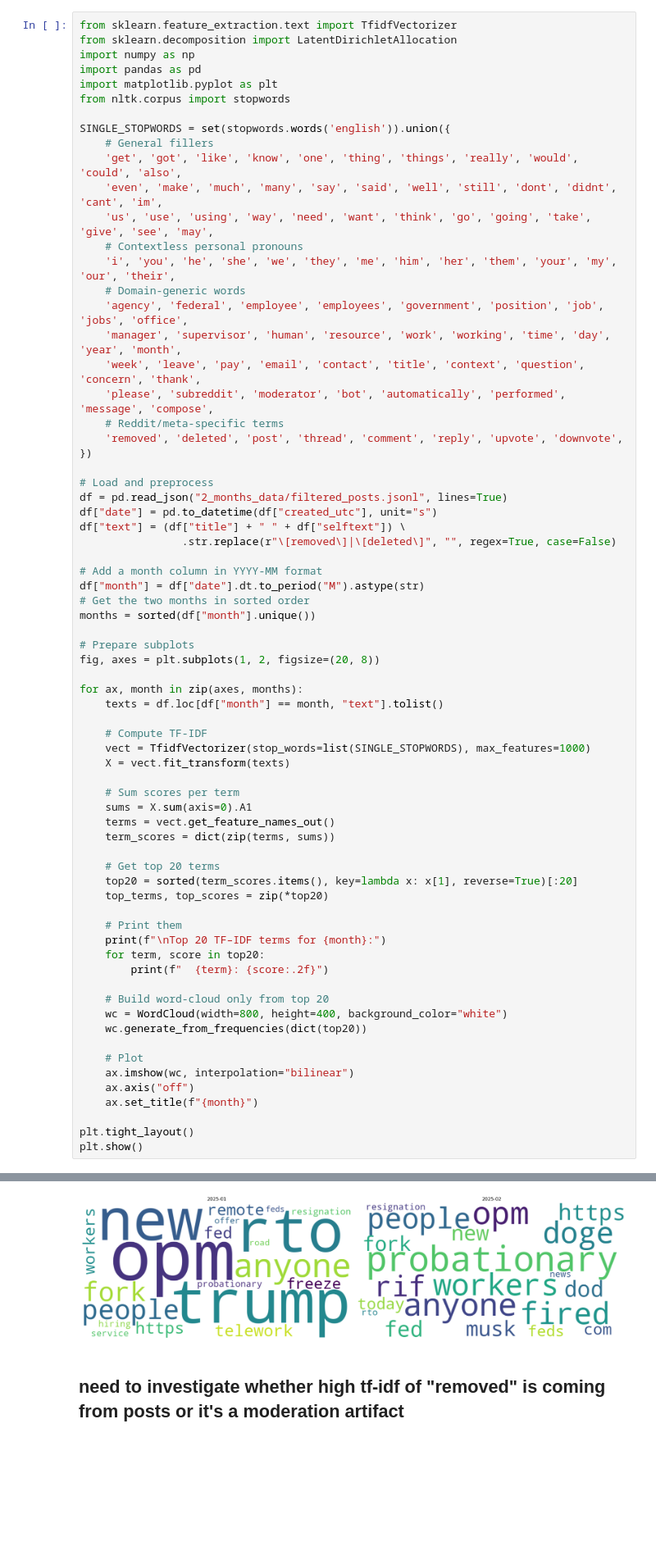
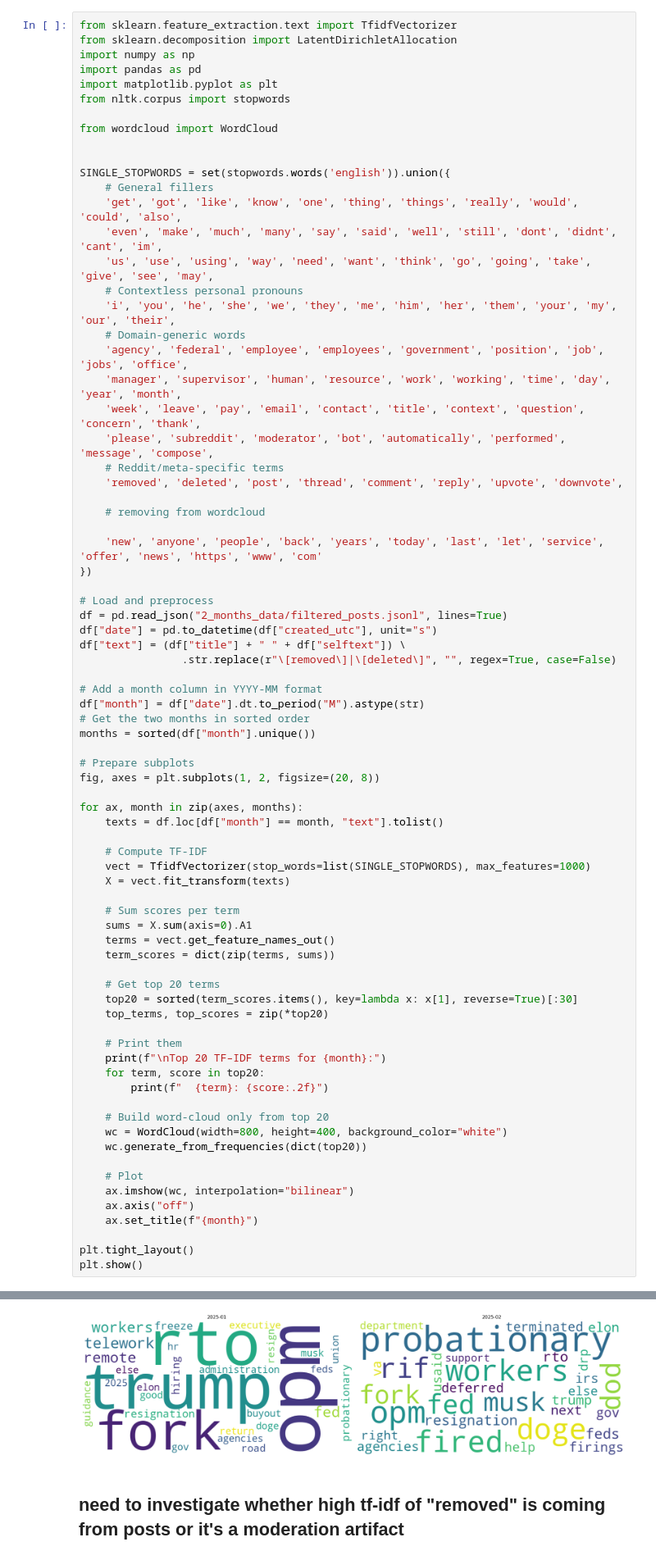
Before and after one commit to FahimShahriarAnik/Chaos_in_fedNews, a Jupyter notebook: data_analysis.ipynb, the cells around one changed output, grey strips where cells are left out. Shown at 82% size. Saved outputs shown, nothing was run; the diff lists cells and outputs as text; blank space fills up the shorter version.

```diff
--- a/data_analysis.ipynb
+++ b/data_analysis.ipynb
@@ -218,6 +217,9 @@ import numpy as np
 import pandas as pd
 import matplotlib.pyplot as plt
 from nltk.corpus import stopwords
+
+from wordcloud import WordCloud
+
 
 SINGLE_STOPWORDS = set(stopwords.words('english')).union({
     # General fillers
@@ -233,6 +235,10 @@ SINGLE_STOPWORDS = set(stopwords.words('english')).union({
     'please', 'subreddit', 'moderator', 'bot', 'automatically', 'performed', 'message', 'compose',
     # Reddit/meta-specific terms
     'removed', 'deleted', 'post', 'thread', 'comment', 'reply', 'upvote', 'downvote',
+
+    # removing from wordcloud
+
+    'new', 'anyone', 'people', 'back', 'years', 'today', 'last', 'let', 'service', 'offer', 'news', 'https', 'www', 'com'
 })
 
 # Load and preprocess
@@ -262,7 +268,7 @@ for ax, month in zip(axes, months):
     term_scores = dict(zip(terms, sums))
 
     # Get top 20 terms
-    top20 = sorted(term_scores.items(), key=lambda x: x[1], reverse=True)[:20]
+    top20 = sorted(term_scores.items(), key=lambda x: x[1], reverse=True)[:30]
     top_terms, top_scores = zip(*top20)
 
     # Print them
@@ -302,4 +308,4 @@ Top 20 TF–IDF terms for 2025-01:
-[figure, old version]
+[figure, new version]
 # %% [markdown]
 ## need to investigate whether high tf-idf of "removed" is coming from posts or it's a moderation artifact
 # %%
```
Also changed, not shown: parts of 2 cells of this notebook, 10 other files.
